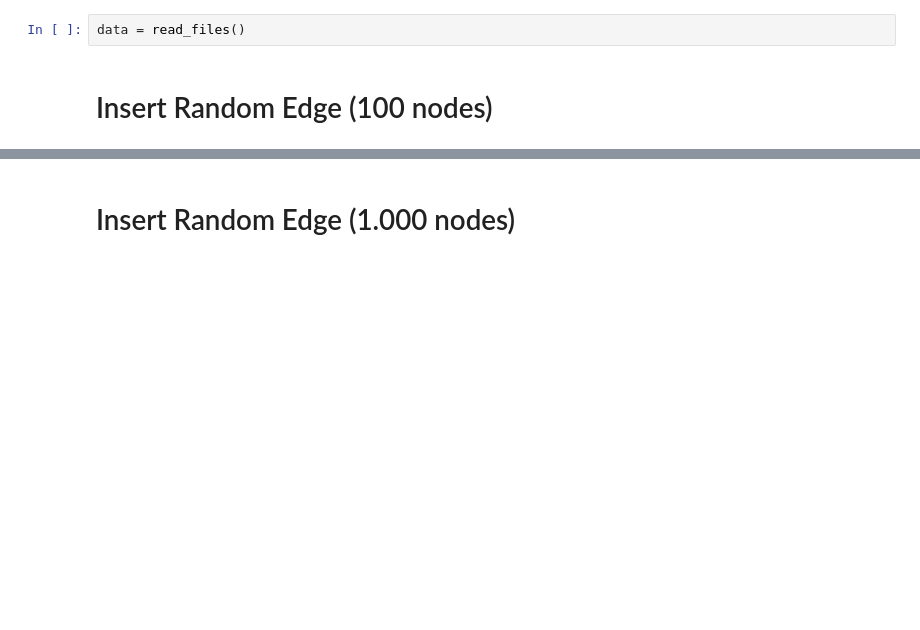
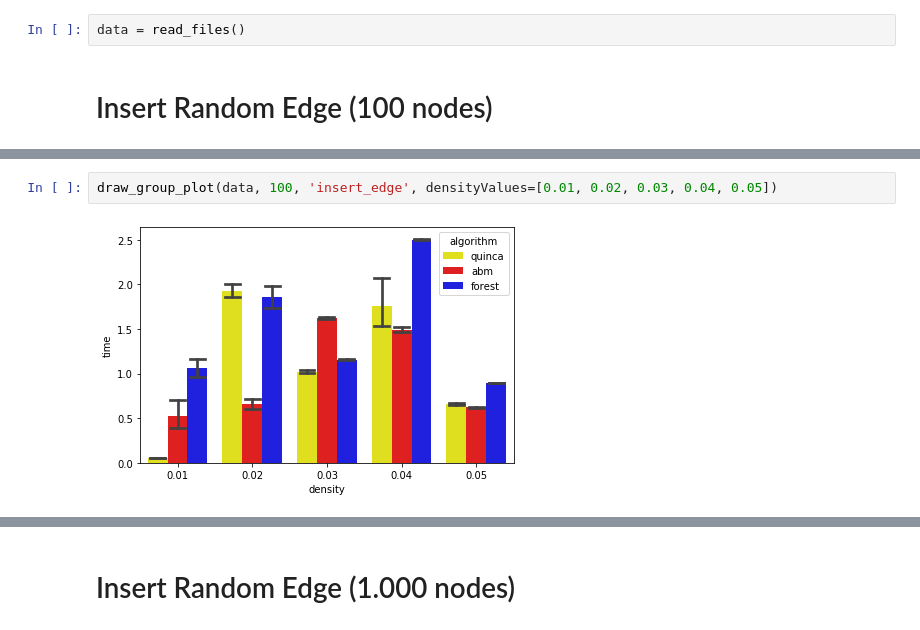
Before and after one commit to arturoverbel/graph_presentation, a Jupyter notebook: notebooks/Results_LAB-Automatic-From_CSV.ipynb, the cells around one changed output, grey strips where cells are left out. Saved outputs shown, nothing was run; the diff lists cells and outputs as text; blank space fills up the shorter version.

```diff
--- a/notebooks/Results_LAB-Automatic-From_CSV.ipynb
+++ b/notebooks/Results_LAB-Automatic-From_CSV.ipynb
@@ -102,0 +187,4 @@ draw_all_plot(data, 100, 'insert_edge')
+# %%
+draw_group_plot(data, 100, 'insert_edge', densityValues=[0.01, 0.02, 0.03, 0.04, 0.05])
+# %% [output]
+[figure, added]
```
Also changed, not shown: parts of 62 cells of this notebook, 12 other files.
